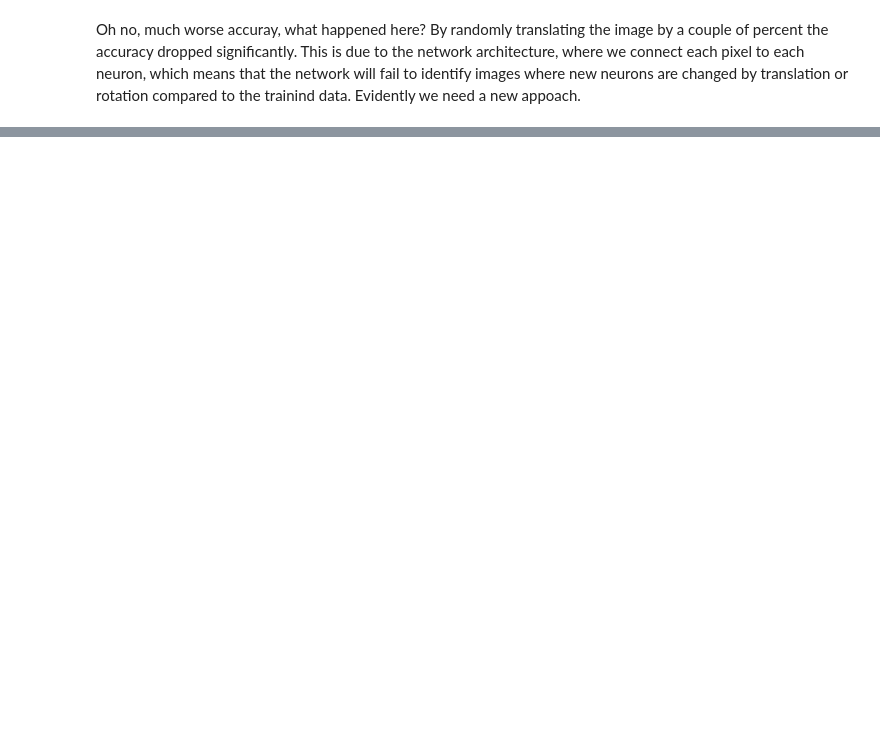
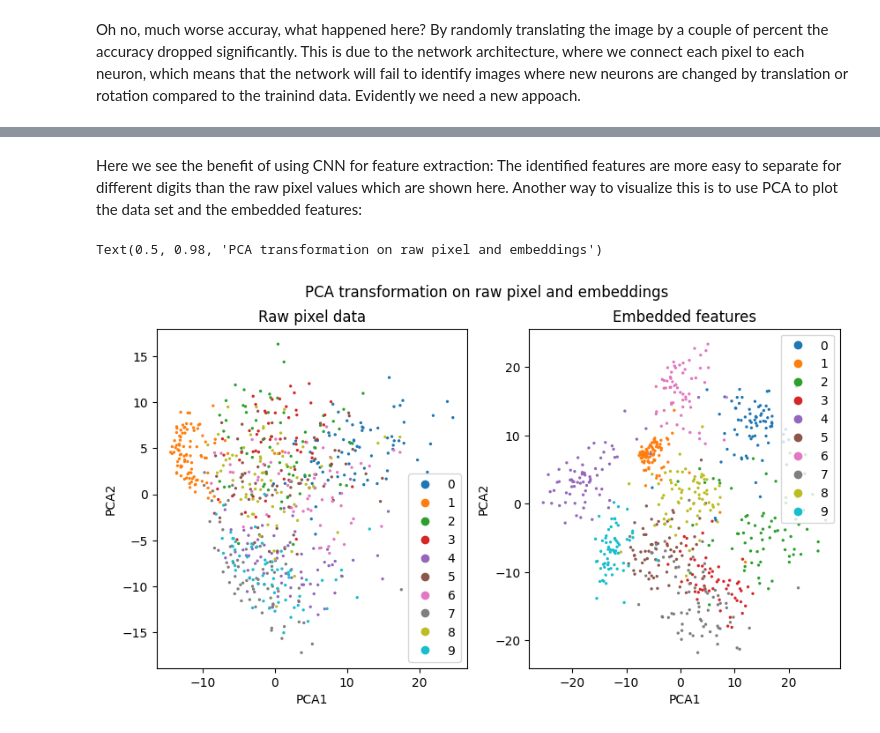
Before and after one commit to CecinestpasJonatan/MachineaLearningIntroNotebook, a Jupyter notebook: MachineLearningIntro.ipynb, the cells around one changed output, grey strips where cells are left out. Saved outputs shown, nothing was run; the diff lists cells and outputs as text; code cells hidden in the pictures; blank space fills up the shorter version.

```diff
--- a/MachineLearningIntro.ipynb
+++ b/MachineLearningIntro.ipynb
@@ -939,0 +1046,30 @@ As we can see, after just one layer the images quickly start to loose their orig
+# %% [markdown]
+Here we see the benefit of using CNN for feature extraction: The identified features are more easy to separate for different digits than the raw pixel values which are shown here. Another way to visualize this is to use PCA to plot the data set and the embedded features:
+# %%
+#@title Code
+from sklearn.decomposition import PCA
+
+pca_raw = PCA(n_components=2).fit_transform(ex_data_full.reshape(ex_data_full.detach().numpy().shape[0], ex_data_full.detach().numpy().shape[-2] * ex_data_full.detach().numpy().shape[-1]))
+pca_embedding = PCA(n_components=2).fit_transform(CNN_output_embedding)
+
+fig, ax = plt.subplots(ncols=2, figsize=(10,5))
+
+pca_scatter_raw = ax[0].scatter(pca_raw[:, 0], pca_raw[:, 1], s=2, c=ex_target_full.flatten()[ex_target_full_idx], cmap='tab10')
+pca_scatter_emb = ax[1].scatter(pca_embedding[:, 0], pca_embedding[:, 1], s=2, c=ex_target_full.flatten()[ex_target_full_idx], cmap='tab10')
+
+ax[0].set_title('Raw pixel data')
+ax[1].set_title('Embedded features')
+
+ax[0].set_xlabel("PCA1")
+ax[0].set_ylabel("PCA2")
+
+ax[1].set_xlabel("PCA1")
+ax[1].set_ylabel("PCA2")
+
+ax[0].legend(*pca_scatter_raw.legend_elements())
+ax[1].legend(*pca_scatter_emb.legend_elements())
+
+plt.suptitle("PCA transformation on raw pixel and embeddings")
+# %% [output]
+Text(0.5, 0.98, 'PCA transformation on raw pixel and embeddings')
+[figure, added]
```
Also changed, not shown: parts of 15 cells of this notebook.
